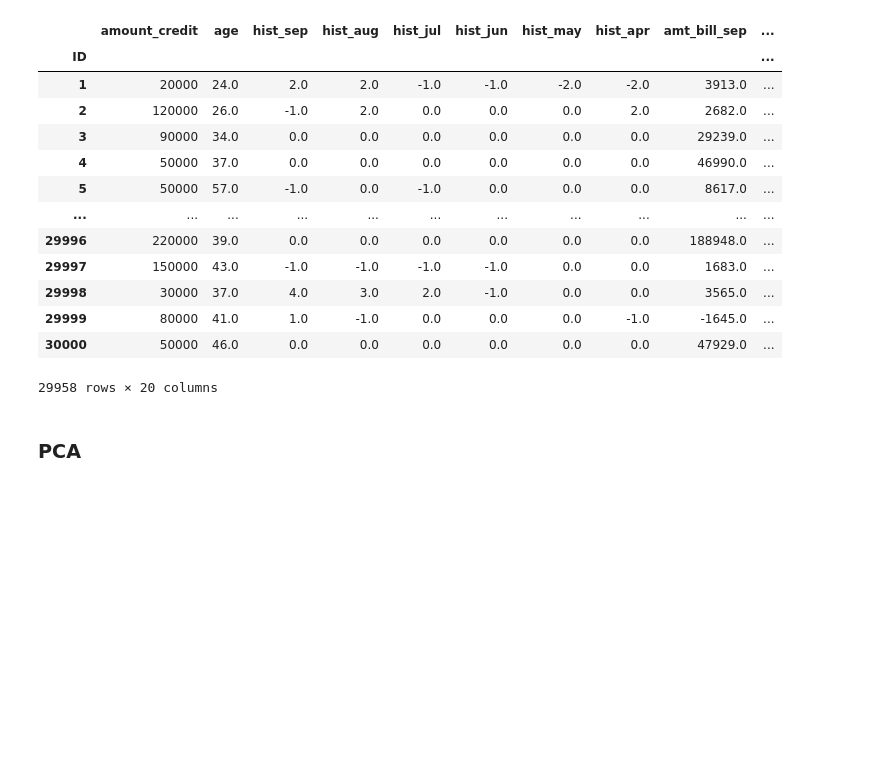
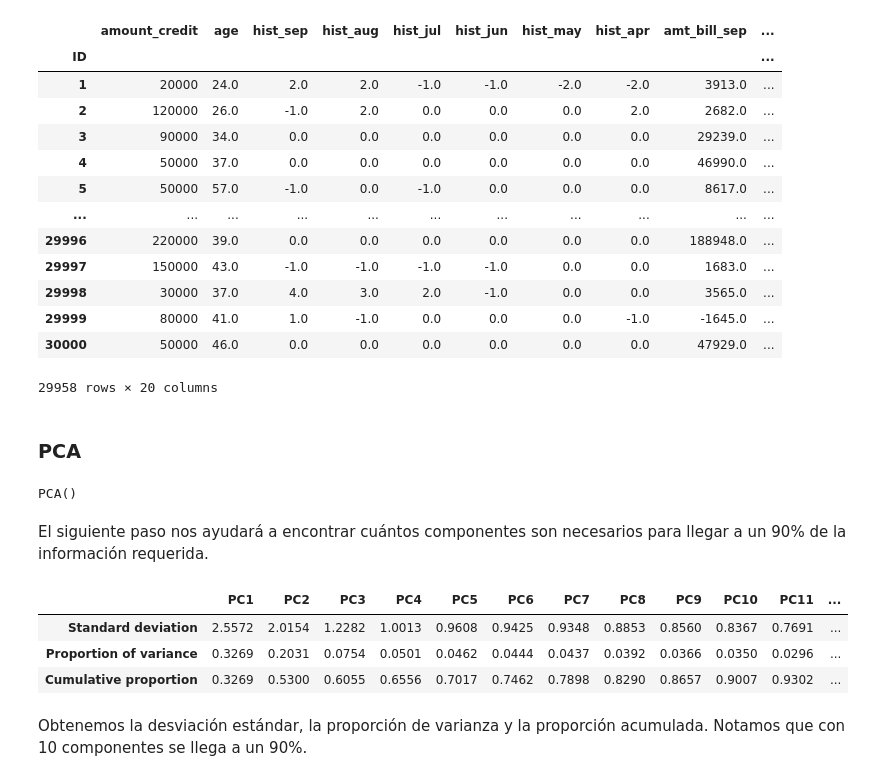
Before and after one commit to PosgradoMNA/actividades-del-projecto-equipo-71, a Jupyter notebook: Semana_4_Actividad_1.ipynb, the cells around one changed output. Drawn from its saved outputs; the diff is of its cells as text; code cells hidden in the pictures; blank space fills up the shorter version.

```diff
--- a/Semana_4_Actividad_1.ipynb
+++ b/Semana_4_Actividad_1.ipynb
@@ -175,3 +175,28 @@ df_copy_3
 29958 rows × 20 columns
 # %% [markdown]
 ### PCA
+# %%
+# Estandarizamos los datos
+pcs = PCA()
+pcs.fit(preprocessing.scale(df_copy_3.iloc[:, 0:20].dropna(axis=0)))
+# %% [output]
+PCA()
+# %% [markdown]
+El siguiente paso nos ayudará a encontrar cuántos componentes son necesarios para llegar a un 90% de la información requerida.
+# %%
+# PCA
+pcsSummary_df = pd.DataFrame({'Standard deviation': np.sqrt(pcs.explained_variance_),
+                             'Proportion of variance': pcs.explained_variance_ratio_,
+                             'Cumulative proportion': np.cumsum(pcs.explained_variance_ratio_)
+                             })
+
+pcsSummary_df = pcsSummary_df.transpose()
+pcsSummary_df.columns = ['PC{}'.format(i) for i in range(1, len(pcsSummary_df.columns) + 1)]
+pcsSummary_df.round(4)
+# %% [output]
+|  | PC1 | PC2 | PC3 | PC4 | PC5 | PC6 | PC7 | PC8 | PC9 | PC10 | PC11 | ... |
+| Standard deviation | 2.5572 | 2.0154 | 1.2282 | 1.0013 | 0.9608 | 0.9425 | 0.9348 | 0.8853 | 0.8560 | 0.8367 | 0.7691 | ... |
+| Proportion of variance | 0.3269 | 0.2031 | 0.0754 | 0.0501 | 0.0462 | 0.0444 | 0.0437 | 0.0392 | 0.0366 | 0.0350 | 0.0296 | ... |
+| Cumulative proportion | 0.3269 | 0.5300 | 0.6055 | 0.6556 | 0.7017 | 0.7462 | 0.7898 | 0.8290 | 0.8657 | 0.9007 | 0.9302 | ... |
+# %% [markdown]
+Obtenemos la desviación estándar, la proporción de varianza y la proporción acumulada. Notamos que con 10 componentes se llega a un 90%.
```
Also changed, not shown: parts of 24 cells of this notebook.
